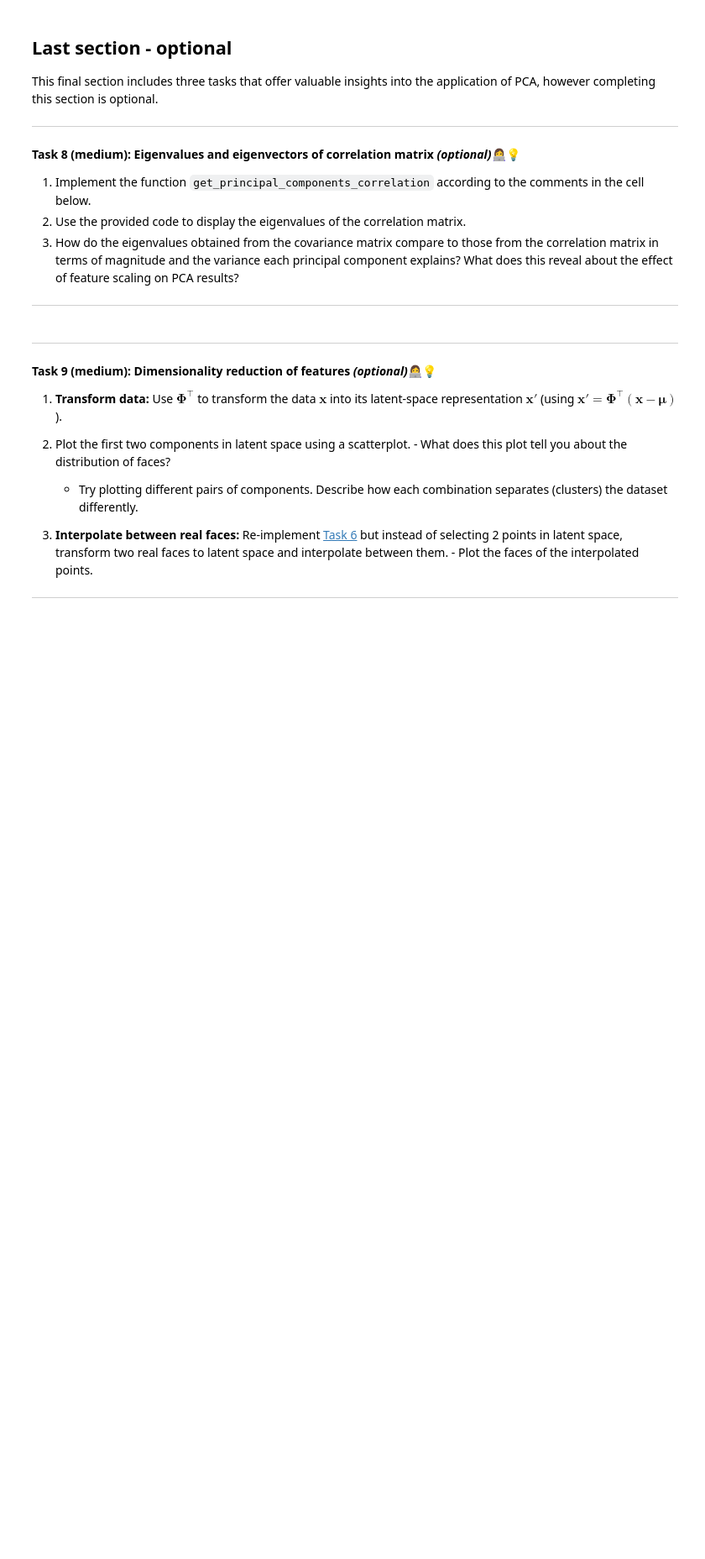
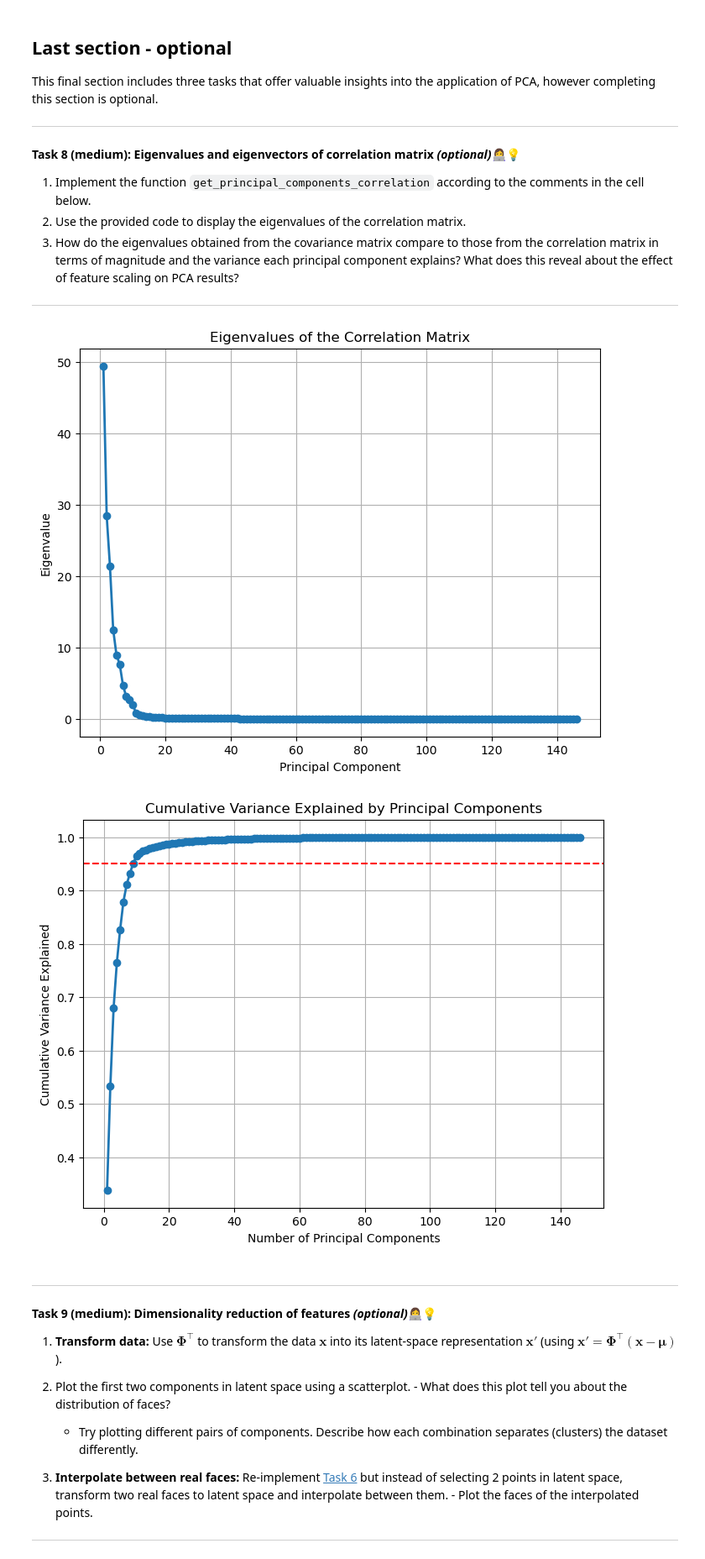
Before and after one commit to nselpriv/ml-assignment-2, a Jupyter notebook: W11/02-shape_generation.ipynb, the cells around one changed output. Shown at 84% size. Saved outputs shown, nothing was run; the diff lists cells and outputs as text; code cells hidden in the pictures; blank space fills up the shorter version.

```diff
--- a/W11/02-shape_generation.ipynb
+++ b/W11/02-shape_generation.ipynb
@@ -499,34 +499,51 @@ def get_principal_components_correlation(X):
     # Compute the correlation matrix
 
     # Sort the eigenvalues and eigenvectors in descending order
 
-    return ....
+    mean_vector = np.mean(X, axis=0)
+
+    X_standardized = (X - mean_vector) / np.std(X, axis=0)
+
+    cor_matrix = np.corrcoef(X_standardized, rowvar=False)
+
+
+    eigenvalues, eigenvectors = np.linalg.eigh(cor_matrix)
+    sorted_indices = np.argsort(eigenvalues)[::-1]
+    sorted_eigenvalues = eigenvalues[sorted_indices]
+    eigenvectors_sorted = eigenvectors[:, sorted_indices]
+
+    return (eigenvectors_sorted, sorted_eigenvalues, mean_vector)
+
+
 
 # Use the function on the shapes data
 eigenvectors_corr, eigenvalues_corr, mu_corr = get_principal_components_correlation(shapes)
 
 # Optionally, plot the eigenvalues to see their distribution
 plt.figure(figsize=(8, 6))
 plt.plot(range(1, len(eigenvalues_corr) + 1), eigenvalues_corr, 'o-', linewidth=2)
 plt.title('Eigenvalues of the Correlation Matrix')
 plt.xlabel('Principal Component')
 plt.ylabel('Eigenvalue')
 plt.grid(True)
 plt.show()
 
 variance_explained = eigenvalues_corr / np.sum(eigenvalues_corr)
 cumulative_variance_explained = np.cumsum(variance_explained)
 
 # Plot cumulative variance explained
 plt.figure(figsize=(8, 6))
 plt.plot(range(1, len(cumulative_variance_explained) + 1),
          cumulative_variance_explained, 'o-', linewidth=2)
 plt.title('Cumulative Variance Explained by Principal Components')
 plt.xlabel('Number of Principal Components')
 plt.ylabel('Cumulative Variance Explained')
 plt.axhline(y=0.95, color='r', linestyle='--')  # Line to indicate 90% variance
 plt.grid(True)
 plt.show()
+# %% [output]
+[figure, added]
+[figure, added]
 # %% [markdown]
 
 ---
```
Also changed, not shown: parts of 1 cell of this notebook.
